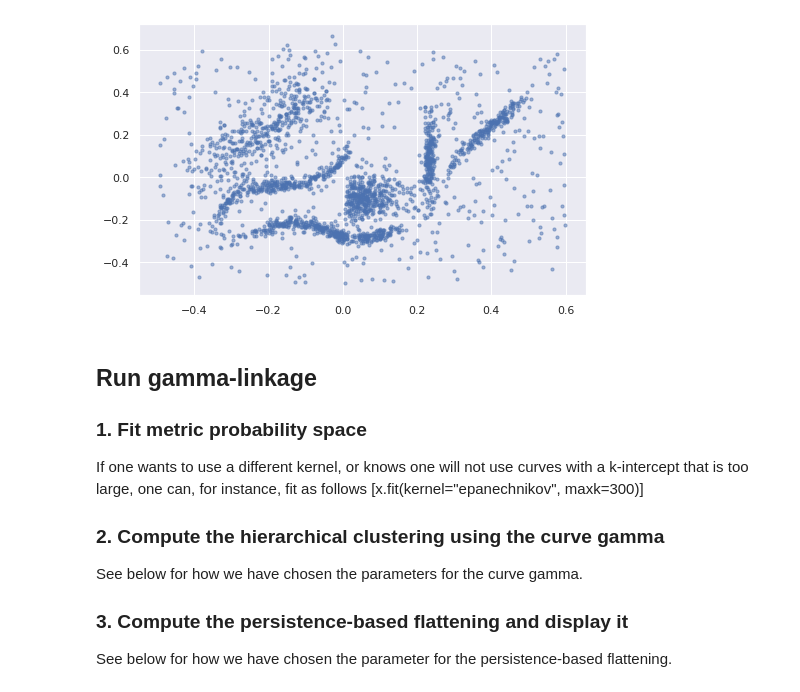
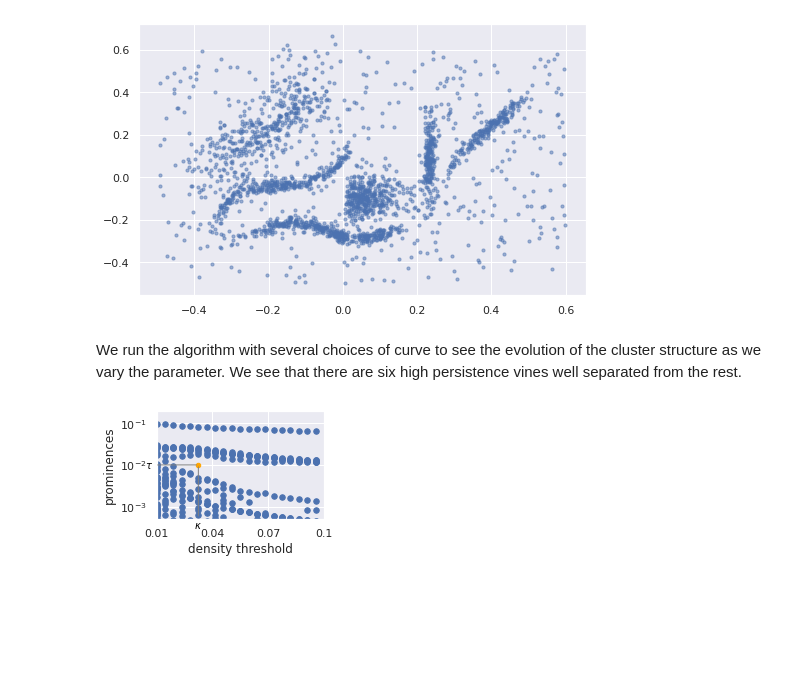
Before and after one commit to LuisScoccola/persistable, a Jupyter notebook: example-6-clusters.ipynb, the cells around one changed output. Cells and saved outputs as stored; diff of their text form; code cells hidden in the pictures; blank space fills up the shorter version.

```diff
--- a/example-6-clusters.ipynb
+++ b/example-6-clusters.ipynb
@@ -22,19 +21,3 @@ X = np.load(BytesIO(rf))
 fig1, ax1 = plt.subplots() ; fig1.set_figheight(5) ; fig1.set_figwidth(8) ; _ = plt.scatter(X.T[0], X.T[1], s=10, alpha = 0.5)
 # %% [output]
 [figure]
-# %% [markdown]
-## Run gamma-linkage
-
-### 1. Fit metric probability space
-
-If one wants to use a different kernel, or knows one will not use curves
-with a k-intercept that is too large, one can, for instance, fit as follows
-[x.fit(kernel="epanechnikov", maxk=300)]
-
-### 2. Compute the hierarchical clustering using the curve gamma
-
-See below for how we have chosen the parameters for the curve gamma.
-
-### 3. Compute the persistence-based flattening and display it
-
-See below for how we have chosen the parameter for the persistence-based flattening.
@@ -54,0 +24,20 @@ c = hc.persistence_based_flattening(num_clusters=N_CLUSTERS)
+# %% [markdown]
+We run the algorithm with several choices of curve to see the evolution of the cluster structure as we vary the parameter. We see that there are six high persistence vines well separated from the rest.
+# %%
+x = MPSpace(X)
+x.fit()
+
+x0 = x.connection_radius()
+initial_k = 0.01
+final_k = 0.1
+N_PARAMETERS = 20
+
+gammas = [ Gamma_curve.linear_interpolator_alpha_s_indexed(k, x0) for k in np.linspace(initial_k, final_k, num=N_PARAMETERS) ]
+PDs = [ x.gamma_linkage(curve).PD()[0] for curve in gammas ]
+# %%
+kappa = 0.03
+tau = 0.01
+
+plotProminenceVineyard(PDs, N_PARAMETERS, initial_k, final_k, kappa = kappa, tau = tau, s = 30, y_lim = [0.0005,0.2])
+# %% [output]
+[figure, added]
```
Also changed, not shown: parts of 20 cells of this notebook, 3 other files.
